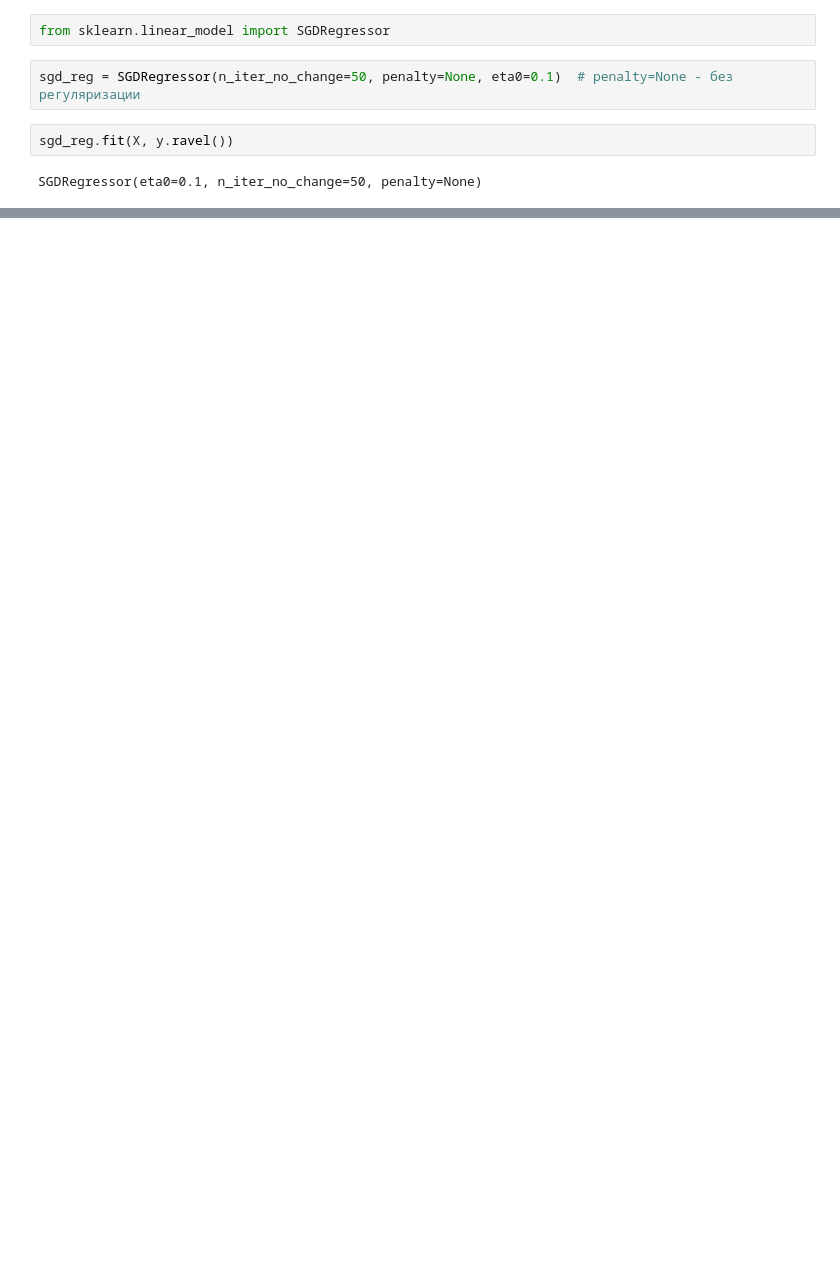
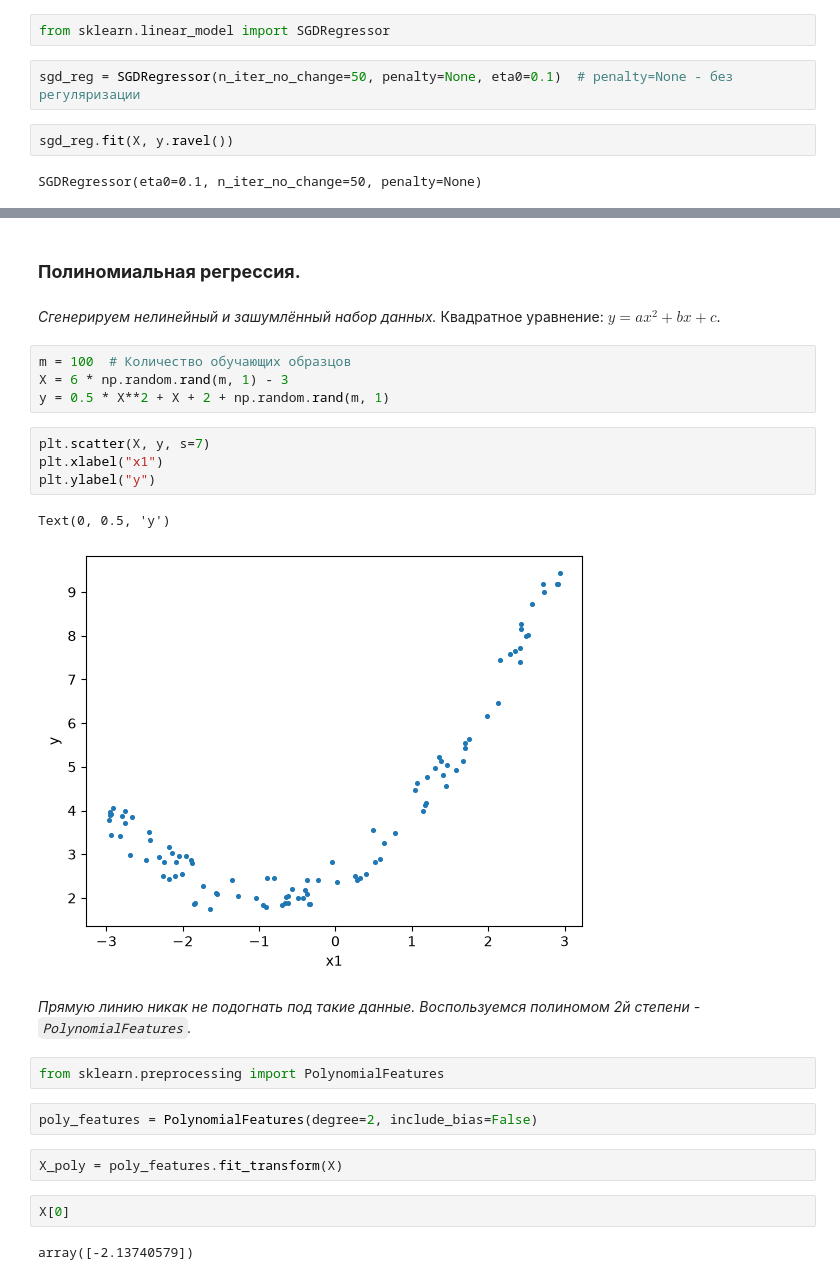
Before and after one commit to KidIsKing/python_libraries_learning, a Jupyter notebook: scikit_learn/guide/base_ML_book/chapter_4/main.ipynb, the cells around one changed output, grey strips where cells are left out. Drawn from its saved outputs; the diff is of its cells as text; blank space fills up the shorter version.

```diff
--- a/scikit_learn/guide/base_ML_book/chapter_4/main.ipynb
+++ b/scikit_learn/guide/base_ML_book/chapter_4/main.ipynb
@@ -228,0 +233,27 @@ sgd_reg.intercept_, sgd_reg.coef_
+# %% [markdown]
+### **Полиномиальная регрессия.**
+# %% [markdown]
+*Сгенерируем нелинейный и зашумлённый набор данных.* Квадратное уравнение: $y = ax^2 + bx + c$.
+# %%
+m = 100  # Количество обучающих образцов
+X = 6 * np.random.rand(m, 1) - 3
+y = 0.5 * X**2 + X + 2 + np.random.rand(m, 1)
+# %%
+plt.scatter(X, y, s=7)
+plt.xlabel("x1")
+plt.ylabel("y")
+# %% [output]
+Text(0, 0.5, 'y')
+[figure, added]
+# %% [markdown]
+*Прямую линию никак не подогнать под такие данные. Воспользуемся полиномом 2й степени - `PolynomialFeatures`.*
+# %%
+from sklearn.preprocessing import PolynomialFeatures
+# %%
+poly_features = PolynomialFeatures(degree=2, include_bias=False)
+# %%
+X_poly = poly_features.fit_transform(X)
+# %%
+X[0]
+# %% [output]
+array([-2.13740579])
```
Also changed, not shown: parts of 87 cells of this notebook.
